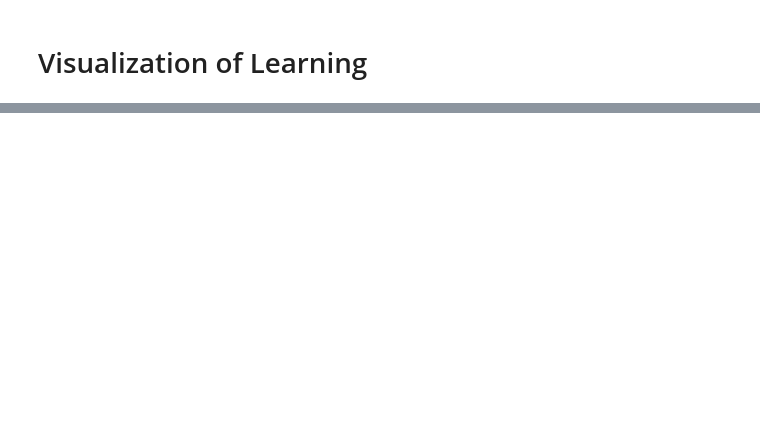
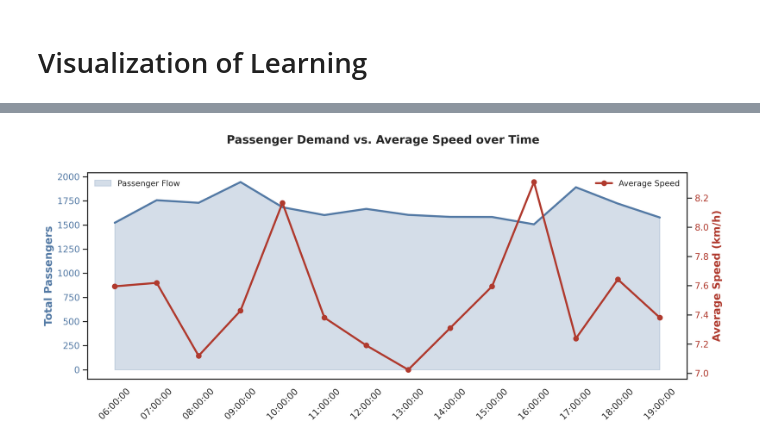
Before and after one commit to erzhu419/LSTM-RL, a Jupyter notebook: plot.ipynb, the cells around one changed output, grey strips where cells are left out. Cells and saved outputs as stored; diff of their text form; code cells hidden in the pictures; blank space fills up the shorter version.

```diff
--- a/plot.ipynb
+++ b/plot.ipynb
@@ -126,0 +232,66 @@ findfont: Generic family 'sans-serif' not found because none of the following fa
+# %%
+# Re-import required libraries
+import pandas as pd
+import numpy as np
+import matplotlib.pyplot as plt
+import seaborn as sns
+
+# Load real data
+passenger_od_df = pd.read_excel("env/data/passenger_OD.xlsx")
+route_news_df = pd.read_excel("env/data/route_news.xlsx")
+
+# Preprocess passenger flow data
+od_df = passenger_od_df.copy()
+od_df.columns = ['time', 'origin'] + [f"X{i:02}" for i in range(1, od_df.shape[1]-2+1)]
+od_df['total_passengers'] = od_df.iloc[:, 2:].sum(axis=1)
+passenger_summary = od_df.groupby('time')['total_passengers'].sum()
+
+# Preprocess route average speed data
+time_columns = route_news_df.columns[5:]
+route_condition_summary = route_news_df[time_columns].mean()
+
+# Ensure index alignment
+passenger_summary.index = passenger_summary.index.astype(str)
+route_condition_summary.index = route_condition_summary.index.astype(str)
+
+# Use common times
+common_times = passenger_summary.index.intersection(route_condition_summary.index)
+passenger_data = passenger_summary[common_times]
+speed_data = route_condition_summary[common_times]
+times = list(common_times)
+
+# Prepare data
+y1 = passenger_data.values
+y2 = speed_data.values
+
+# Plot
+sns.set_style("white")  # Use clean white style instead of whitegrid
+fig, ax1 = plt.subplots(figsize=(12, 5), dpi=300)
+
+# Left Y-axis: Passenger Flow
+color1 = "#547AA5"
+ax1.fill_between(times, y1, color=color1, alpha=0.25, label="Passenger Flow")
+ax1.plot(times, y1, color=color1, linewidth=2.5)
+ax1.set_ylabel("Total Passengers", fontsize=13, weight="bold", color=color1)
+ax1.tick_params(axis='y', labelcolor=color1)
+ax1.tick_params(axis='x', rotation=45)
+ax1.grid(False)  # Turn off grid for ax1
+
+# Right Y-axis: Average Speed
+ax2 = ax1.twinx()
+color2 = "#B03A2E"
+ax2.plot(times, y2, color=color2, marker='o', linewidth=2.5, label="Average Speed")
+ax2.set_ylabel("Average Speed (km/h)", fontsize=13, weight="bold", color=color2)
+ax2.tick_params(axis='y', labelcolor=color2)
+ax2.grid(False)  # Turn off grid for ax2
+
+# Titles and labels
+# ax1.set_xlabel("Time of Day", fontsize=13, weight="bold")
+fig.suptitle("Passenger Demand vs. Average Speed over Time", fontsize=14, weight="bold", y=1.02)
+ax1.legend(loc='upper left', fontsize=10, frameon=False)
+ax2.legend(loc='upper right', fontsize=10, frameon=False)
+
+plt.tight_layout()
+plt.show()
+# %% [output]
+[figure, added]
```
Also changed, not shown: parts of 8 cells of this notebook, 7 other files.
